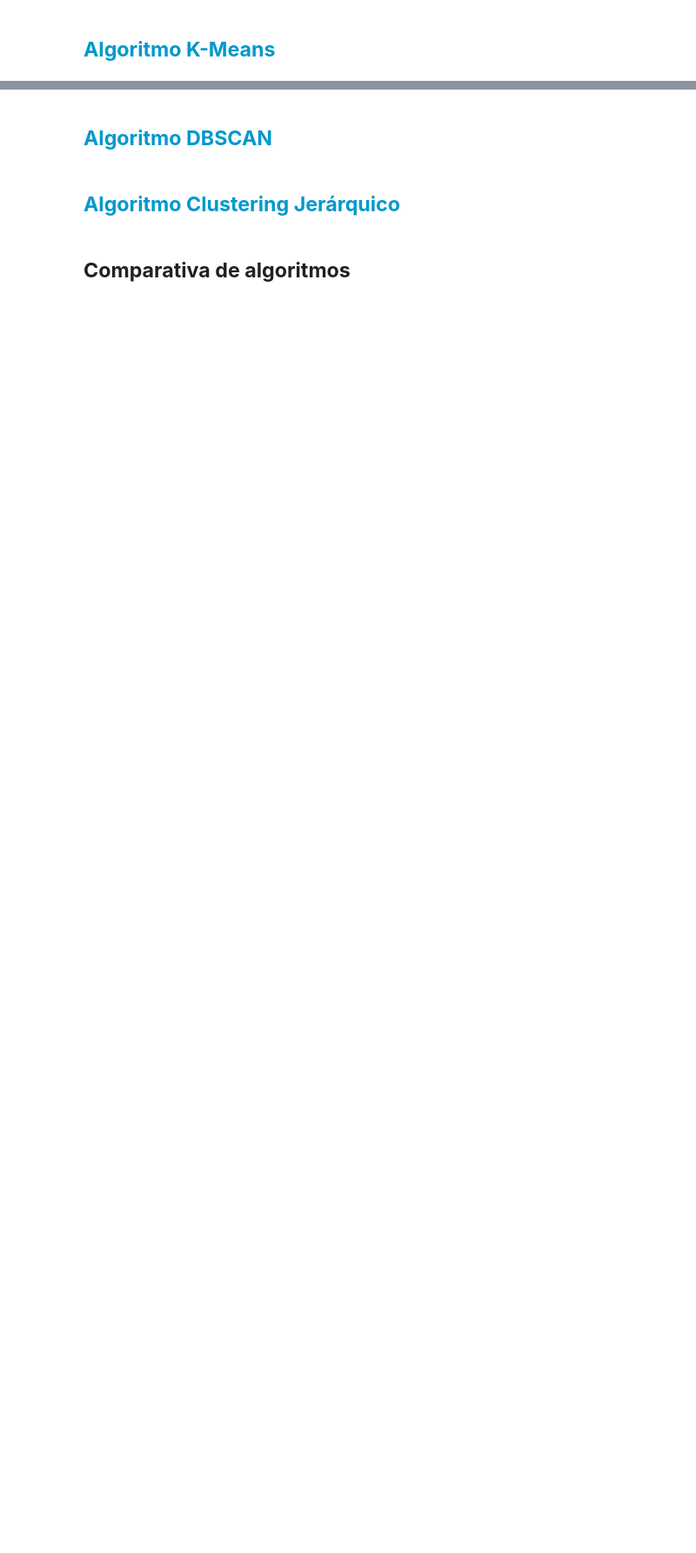
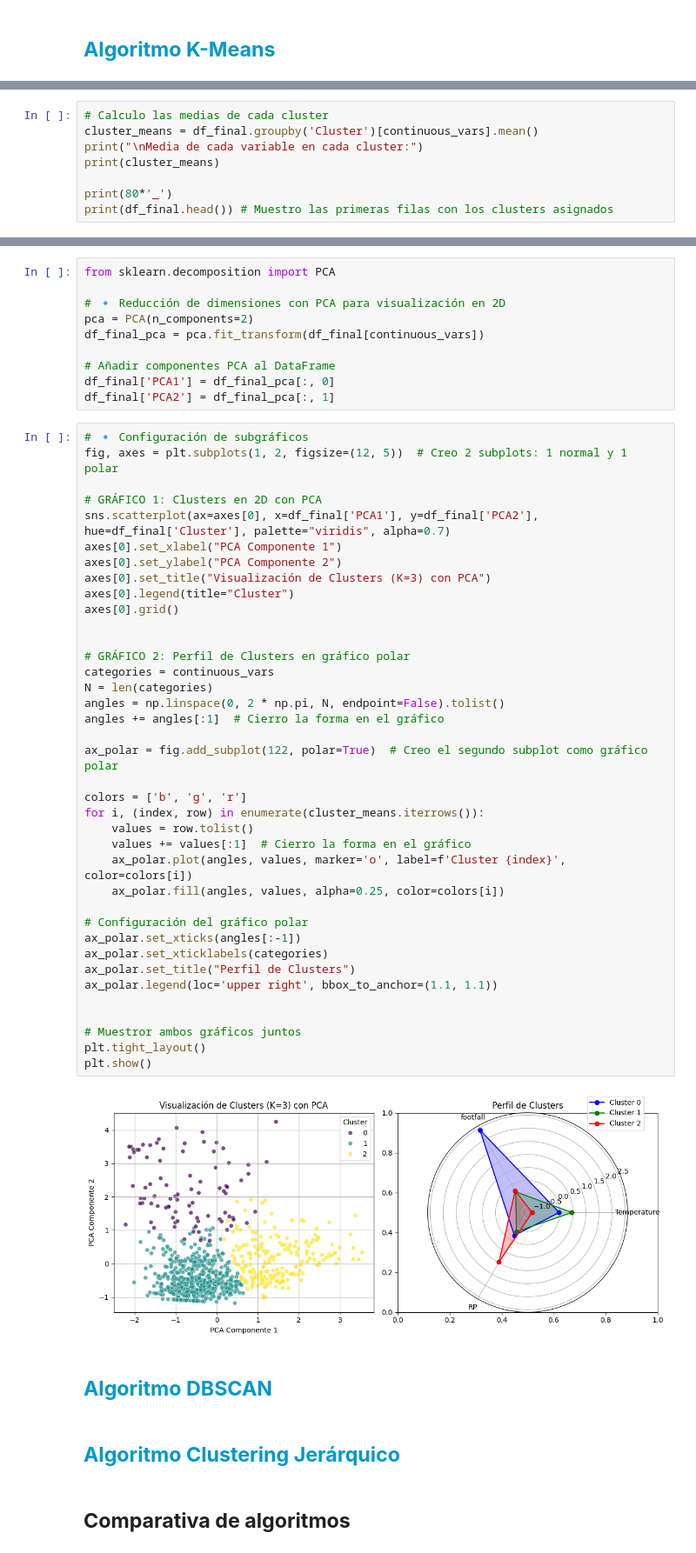
Before and after one commit to Rubenjme/Unsupervised_Learning_Clusters, a Jupyter notebook: Clustering.ipynb, the cells around one changed output, grey strips where cells are left out. Shown: that part at 87% size. Drawn from its saved outputs; the diff is of its cells as text; blank space fills up the shorter version.

```diff
--- a/Clustering.ipynb
+++ b/Clustering.ipynb
@@ -278,0 +399,8 @@ dtype: float64
+# %%
+# Calculo las medias de cada cluster
+cluster_means = df_final.groupby('Cluster')[continuous_vars].mean()
+print("\nMedia de cada variable en cada cluster:")
+print(cluster_means)
+
+print(80*'_')
+print(df_final.head()) # Muestro las primeras filas con los clusters asignados
@@ -279,3 +421,53 @@ dtype: float64
+# %%
+from sklearn.decomposition import PCA
+
+# 🔹 Reducción de dimensiones con PCA para visualización en 2D
+pca = PCA(n_components=2)
+df_final_pca = pca.fit_transform(df_final[continuous_vars])
+
+# Añadir componentes PCA al DataFrame
+df_final['PCA1'] = df_final_pca[:, 0]
+df_final['PCA2'] = df_final_pca[:, 1]
+# %%
+# 🔹 Configuración de subgráficos
+fig, axes = plt.subplots(1, 2, figsize=(12, 5))  # Creo 2 subplots: 1 normal y 1 polar
+
+# GRÁFICO 1: Clusters en 2D con PCA
+sns.scatterplot(ax=axes[0], x=df_final['PCA1'], y=df_final['PCA2'], hue=df_final['Cluster'], palette="viridis", alpha=0.7)
+axes[0].set_xlabel("PCA Componente 1")
+axes[0].set_ylabel("PCA Componente 2")
+axes[0].set_title("Visualización de Clusters (K=3) con PCA")
+axes[0].legend(title="Cluster")
+axes[0].grid()
+
+
+# GRÁFICO 2: Perfil de Clusters en gráfico polar
+categories = continuous_vars
+N = len(categories)
+angles = np.linspace(0, 2 * np.pi, N, endpoint=False).tolist()
+angles += angles[:1]  # Cierro la forma en el gráfico
+
+ax_polar = fig.add_subplot(122, polar=True)  # Creo el segundo subplot como gráfico polar
+
+colors = ['b', 'g', 'r']
+for i, (index, row) in enumerate(cluster_means.iterrows()):
+    values = row.tolist()
+    values += values[:1]  # Cierro la forma en el gráfico
+    ax_polar.plot(angles, values, marker='o', label=f'Cluster {index}', color=colors[i])
+    ax_polar.fill(angles, values, alpha=0.25, color=colors[i])
+
+# Configuración del gráfico polar
+ax_polar.set_xticks(angles[:-1])
+ax_polar.set_xticklabels(categories)
+ax_polar.set_title("Perfil de Clusters")
+ax_polar.legend(loc='upper right', bbox_to_anchor=(1.1, 1.1))
+
+
+# Muestror ambos gráficos juntos
+plt.tight_layout()
+plt.show()
+# %% [output]
+[figure, added]
 # %% [markdown]
 ## **<span style="color: #0098cd;">Algoritmo DBSCAN</span>**
 # %% [markdown]
```
Also changed, not shown: parts of 11 cells of this notebook.
